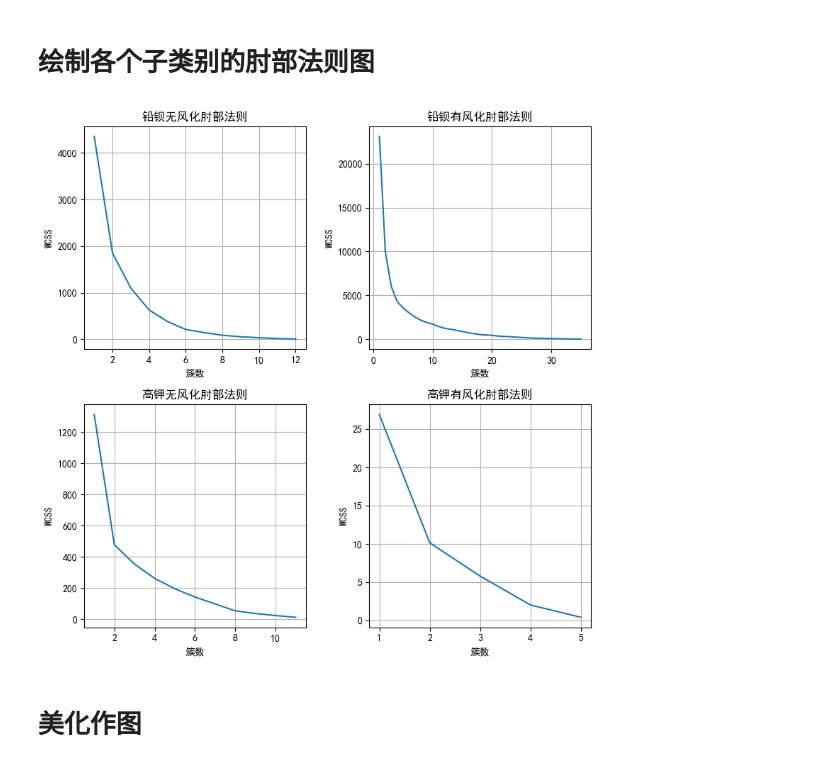
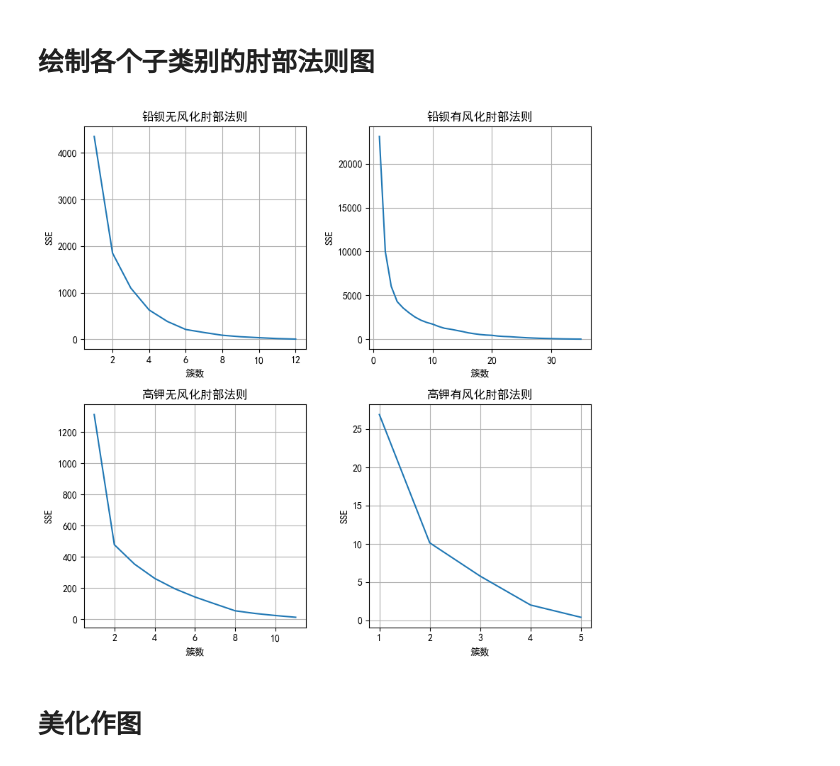
Before and after one commit to 17ayyy/Problem_2022C, a Jupyter notebook: code/Problem2_2.ipynb, the cells around one changed output. Cells and saved outputs as stored; diff of their text form; code cells hidden in the pictures.

```diff
--- a/code/Problem2_2.ipynb
+++ b/code/Problem2_2.ipynb
@@ -43,33 +43,33 @@ highK = data[(data['类型'] == 1) & (data['表面风化'] == 1) ]
 # %%
 data_lst = [bariumLead_non, bariumLead, highK_non, highK]
 data_name_lst = ['铅钡无风化', '铅钡有风化', '高钾无风化', '高钾有风化']
 feature_lst = ['二氧化硅(SiO2)', '氧化钠(Na2O)', '氧化钾(K2O)', '氧化钙(CaO)',
               '氧化镁(MgO)', '氧化铝(Al2O3)', '氧化铁(Fe2O3)', '氧化铜(CuO)', '氧化铅(PbO)',
               '氧化钡(BaO)', '五氧化二磷(P2O5)', '氧化锶(SrO)', '氧化锡(SnO2)', '二氧化硫(SO2)']
 fig = plt.figure(figsize=(8, 8))  # 可以设置图形的大小
 for index, data in enumerate(data_lst):
     X = data[feature_lst]
     n = X.shape[0]
 
     # 使用肘部法则来确定最佳的簇数
     wcss = []
     for i in range(1, n):
         kmeans = KMeans(n_clusters=i, init='k-means++', max_iter=300, n_init=10, random_state=0)
         kmeans.fit(X)
         wcss.append(kmeans.inertia_)
 
     ax = fig.add_subplot(2, 2, index+1)
     ax.plot(range(1, n), wcss)
     ax.set_title(f'{data_name_lst[index]}肘部法则')
     ax.set_xlabel('簇数')
-    ax.set_ylabel('WCSS')
+    ax.set_ylabel('SSE')
     ax.grid(True)
 
 # 将 plt.show() 移动到循环外部
 plt.tight_layout()  # 调整子图之间的间距
 plt.show()
 # %% [output]
-[figure, old version]
+[figure, new version]
 # %% [markdown]
 # 美化作图
 # %%
```
Also changed, not shown: parts of 1 cell of this notebook.
